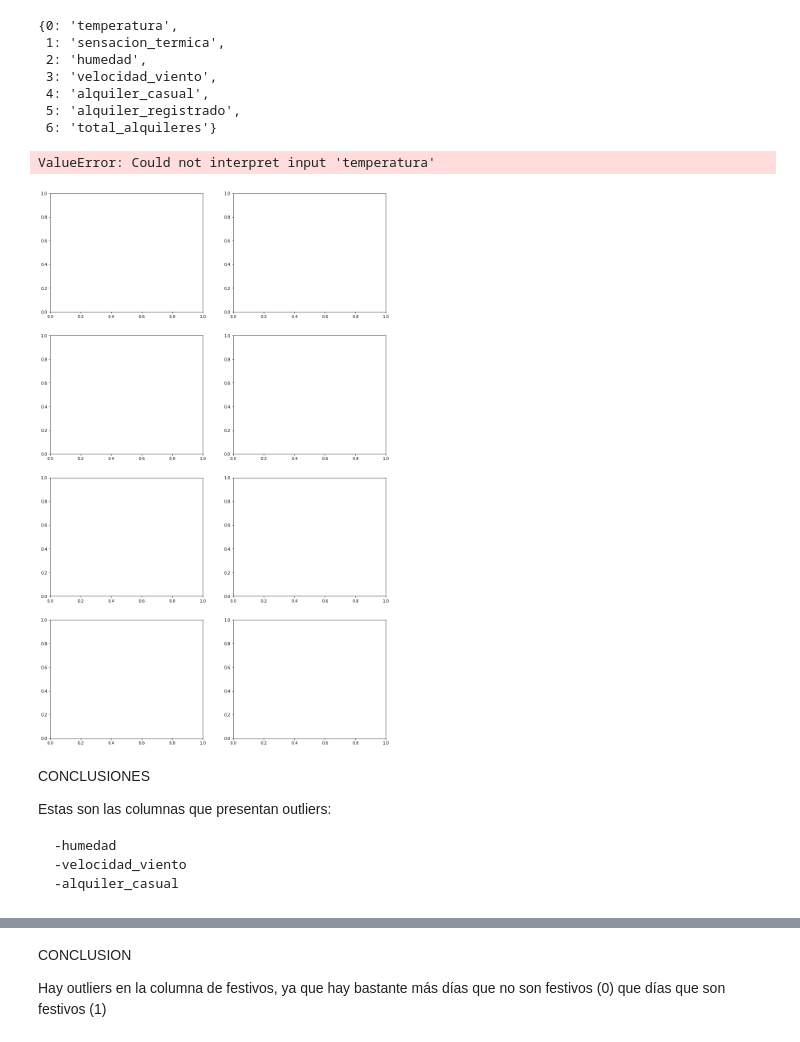
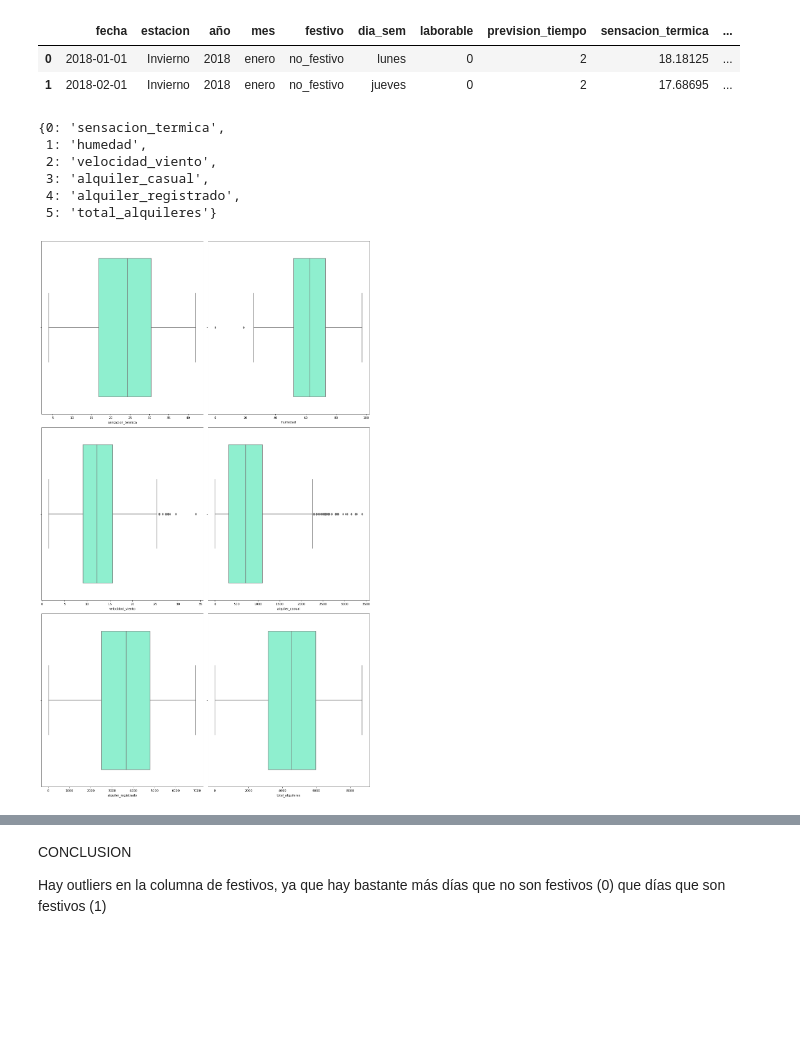
Before and after one commit to LourdesBoj/promoE-modulo3-proyecto-equipo3-Andrea-Catalina-Lourdes-AnaLopez, a Jupyter notebook: OUTLIERS.ipynb, the cells around one changed output, grey strips where cells are left out. Saved outputs shown, nothing was run; the diff lists cells and outputs as text; code cells hidden in the pictures; blank space fills up the shorter version.

```diff
--- a/OUTLIERS.ipynb
+++ b/OUTLIERS.ipynb
@@ -21,40 +18,36 @@ df.drop(["instant"], axis= 1, inplace= True)
+# %%
+df = pd.read_pickle("data/df_limpio1.pkl")
+df.head(2)
+# %% [output]
+|  | fecha | estacion | año | mes | festivo | dia_sem | laborable | prevision_tiempo | sensacion_termica | ... |
+| 0 | 2018-01-01 | Invierno | 2018 | enero | no_festivo | lunes | 0 | 2 | 18.18125 | ... |
+| 1 | 2018-02-01 | Invierno | 2018 | enero | no_festivo | jueves | 0 | 2 | 17.68695 | ... |
 # %%
 #Hacemos dos listas con variables numéricas y variables categóricas
 
-lista_num = ['temperatura', 'sensacion_termica', 'humedad', 'velocidad_viento', 'alquiler_casual', 'alquiler_registrado', 'total_alquileres']
+lista_num = ['sensacion_termica', 'humedad', 'velocidad_viento', 'alquiler_casual', 'alquiler_registrado', 'total_alquileres']
 lista_cat = ['estacion', 'año', 'mes', 'festivo', 'dia_sem', 'laborable', 'prevision_tiempo']
 lista_cat2 = ['año', 'mes', 'festivo', 'dia_sem', 'laborable', 'prevision_tiempo']
 # %%
 dict(enumerate(lista_num))
 # %% [output]
-{0: 'temperatura',
- 1: 'sensacion_termica',
- 2: 'humedad',
- 3: 'velocidad_viento',
- 4: 'alquiler_casual',
- 5: 'alquiler_registrado',
- 6: 'total_alquileres'}
+{0: 'sensacion_termica',
+ 1: 'humedad',
+ 2: 'velocidad_viento',
+ 3: 'alquiler_casual',
+ 4: 'alquiler_registrado',
+ 5: 'total_alquileres'}
 # %%
 #Realizamos los boxplot de las variables numéricas
 
-fig, axes = plt.subplots(4, 2, figsize=(15, 25))
+fig, axes = plt.subplots(3, 2, figsize=(15, 25))
 axes = axes.flat
 
 for indice, elemento in enumerate(lista_num):
     sns.boxplot(x = elemento, data = df, ax=axes[indice], color = "aquamarine")
 
 
 plt.tight_layout()
-fig.delaxes(axes[-1])
 plt.show();
 # %% [output]
-ValueError: Could not interpret input 'temperatura'
-[figure, old version]
+[figure, new version]
-# %% [markdown]
-CONCLUSIONES
-
-Estas son las columnas que presentan outliers:
-
-    -humedad
-    -velocidad_viento
-    -alquiler_casual
```
Also changed, not shown: parts of 5 cells of this notebook, 2 other files.
